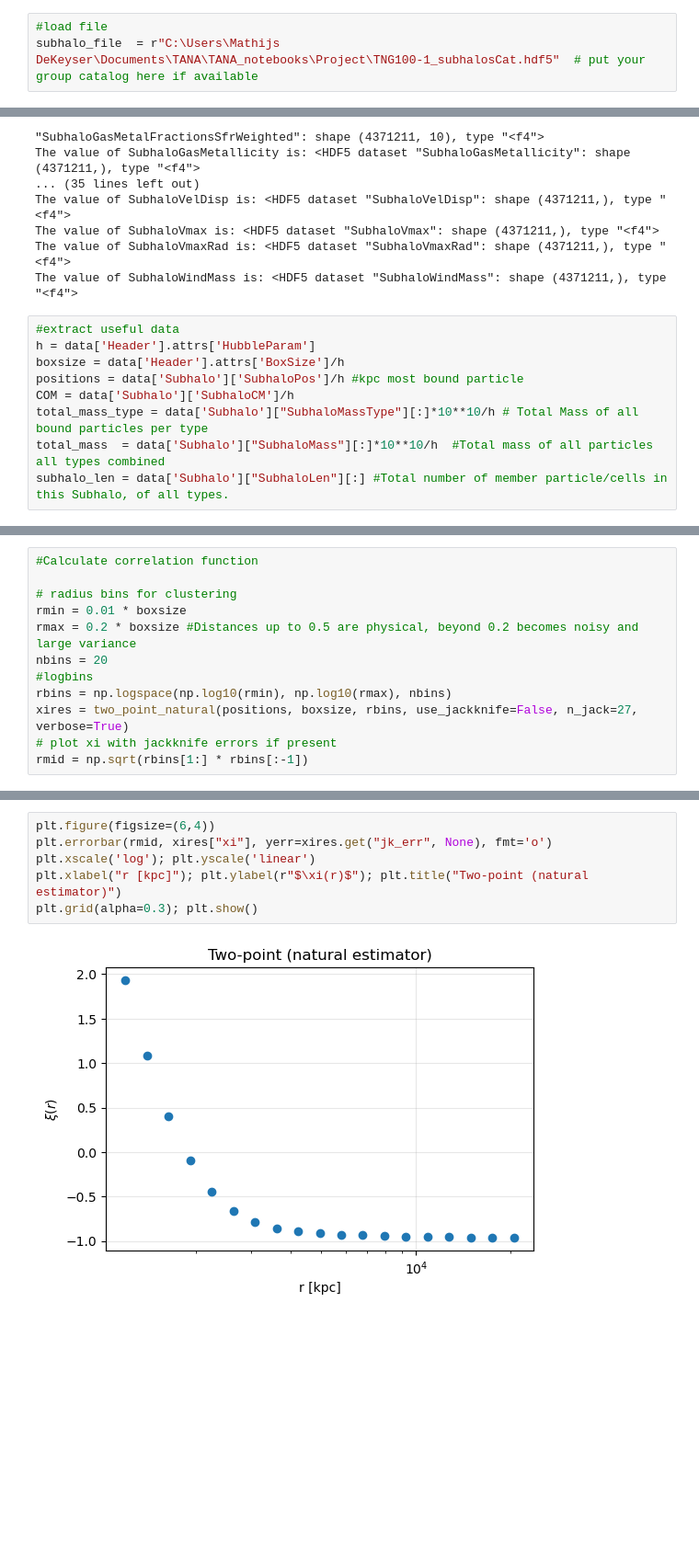
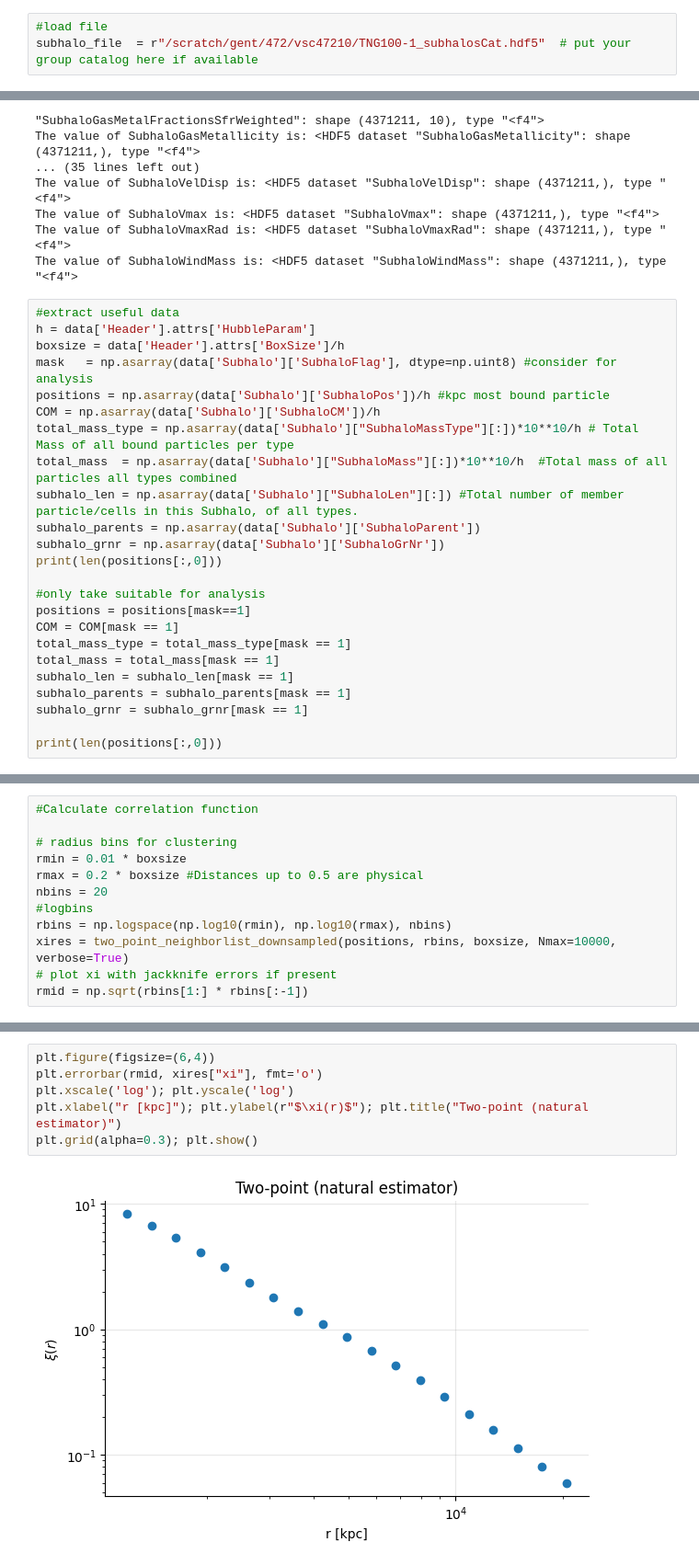
Before and after one commit to gvansan/TANA_notebooks, a Jupyter notebook: Project/part2.ipynb, the cells around one changed output, grey strips where cells are left out. Shown: that part at 92% size. Saved outputs shown, nothing was run; the diff lists cells and outputs as text; blank space fills up the shorter version.

```diff
--- a/Project/part2.ipynb
+++ b/Project/part2.ipynb
@@ -12,7 +13,7 @@ import numpy as np
 from tqdm import tqdm
 # %%
 #load file
-subhalo_file  = r"C:\Users\Mathijs DeKeyser\Documents\TANA\TANA_notebooks\Project\TNG100-1_subhalosCat.hdf5"  # put your group catalog here if available
+subhalo_file  = r"/scratch/gent/472/vsc47210/TNG100-1_subhalosCat.hdf5"  # put your group catalog here if available
 # %%
 data = h5py.File(subhalo_file, 'r')
 data.keys()
@@ -77,8 +78,23 @@ The value of SubhaloWindMass is: <HDF5 dataset "SubhaloWindMass": shape (4371211
 #extract useful data
 h = data['Header'].attrs['HubbleParam']
 boxsize = data['Header'].attrs['BoxSize']/h
-positions = data['Subhalo']['SubhaloPos']/h #kpc most bound particle
-COM = data['Subhalo']['SubhaloCM']/h
-total_mass_type = data['Subhalo']["SubhaloMassType"][:]*10**10/h # Total Mass of all bound particles per type
-total_mass  = data['Subhalo']["SubhaloMass"][:]*10**10/h  #Total mass of all particles all types combined
-subhalo_len = data['Subhalo']["SubhaloLen"][:] #Total number of member particle/cells in this Subhalo, of all types.
+mask   = np.asarray(data['Subhalo']['SubhaloFlag'], dtype=np.uint8) #consider for analysis
+positions = np.asarray(data['Subhalo']['SubhaloPos'])/h #kpc most bound particle
+COM = np.asarray(data['Subhalo']['SubhaloCM'])/h
+total_mass_type = np.asarray(data['Subhalo']["SubhaloMassType"][:])*10**10/h # Total Mass of all bound particles per type
+total_mass  = np.asarray(data['Subhalo']["SubhaloMass"][:])*10**10/h  #Total mass of all particles all types combined
+subhalo_len = np.asarray(data['Subhalo']["SubhaloLen"][:]) #Total number of member particle/cells in this Subhalo, of all types.
+subhalo_parents = np.asarray(data['Subhalo']['SubhaloParent'])
+subhalo_grnr = np.asarray(data['Subhalo']['SubhaloGrNr'])
+print(len(positions[:,0]))
+
+#only take suitable for analysis
+positions = positions[mask==1]
+COM = COM[mask == 1]
+total_mass_type = total_mass_type[mask == 1]
+total_mass = total_mass[mask == 1]
+subhalo_len = subhalo_len[mask == 1]
+subhalo_parents = subhalo_parents[mask == 1]
+subhalo_grnr = subhalo_grnr[mask == 1]
+
+print(len(positions[:,0]))
@@ -198,11 +247,11 @@ def two_point_natural(positions, boxsize, rbins, use_jackknife=True, n_jack=8, v
 
 # radius bins for clustering
 rmin = 0.01 * boxsize
-rmax = 0.2 * boxsize #Distances up to 0.5 are physical, beyond 0.2 becomes noisy and large variance
+rmax = 0.2 * boxsize #Distances up to 0.5 are physical
 nbins = 20
 #logbins
 rbins = np.logspace(np.log10(rmin), np.log10(rmax), nbins)
-xires = two_point_natural(positions, boxsize, rbins, use_jackknife=False, n_jack=27, verbose=True)
+xires = two_point_neighborlist_downsampled(positions, rbins, boxsize, Nmax=10000, verbose=True)
 # plot xi with jackknife errors if present
 rmid = np.sqrt(rbins[1:] * rbins[:-1])
 # %% [output]
@@ -210,8 +261,8 @@ Pair counting time: 3810.92 s
 # %%
 plt.figure(figsize=(6,4))
-plt.errorbar(rmid, xires["xi"], yerr=xires.get("jk_err", None), fmt='o')
-plt.xscale('log'); plt.yscale('linear')
+plt.errorbar(rmid, xires["xi"], fmt='o')
+plt.xscale('log'); plt.yscale('log')
 plt.xlabel("r [kpc]"); plt.ylabel(r"$\xi(r)$"); plt.title("Two-point (natural estimator)")
 plt.grid(alpha=0.3); plt.show()
 # %% [output]
-[figure, old version]
+[figure, new version]
```
Also changed, not shown: parts of 10 cells of this notebook.
